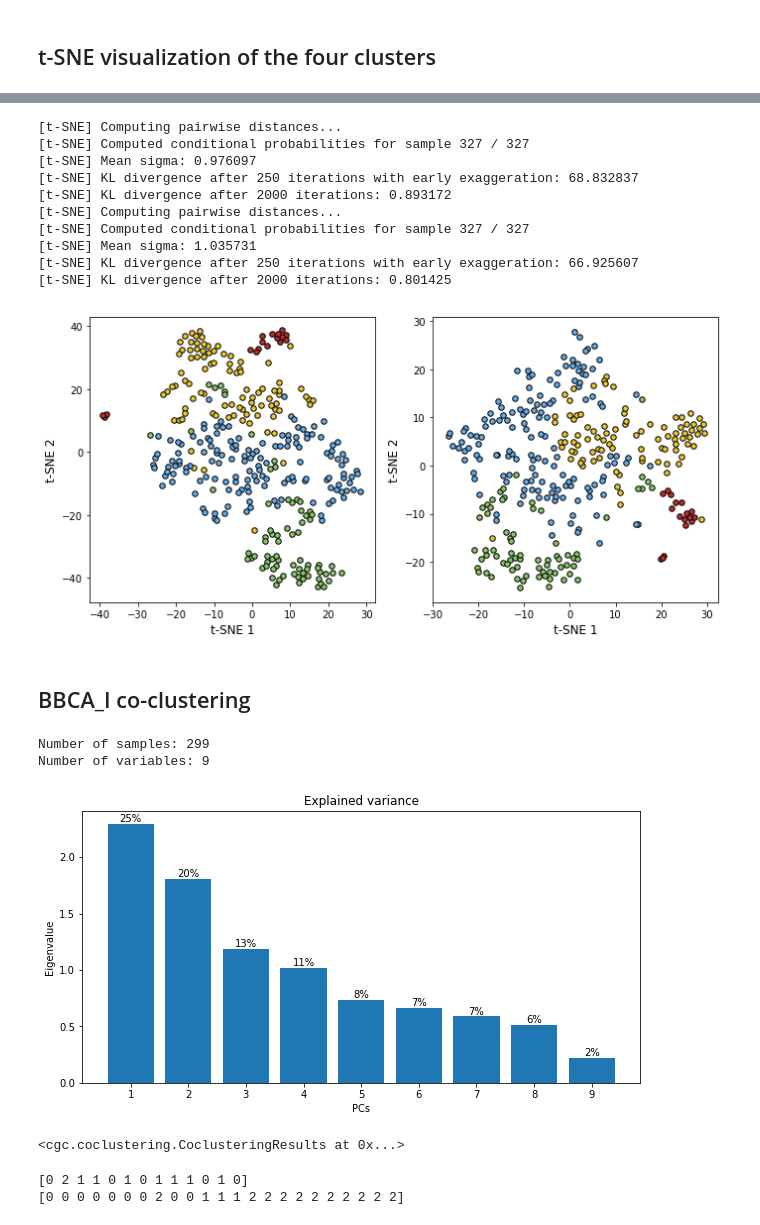
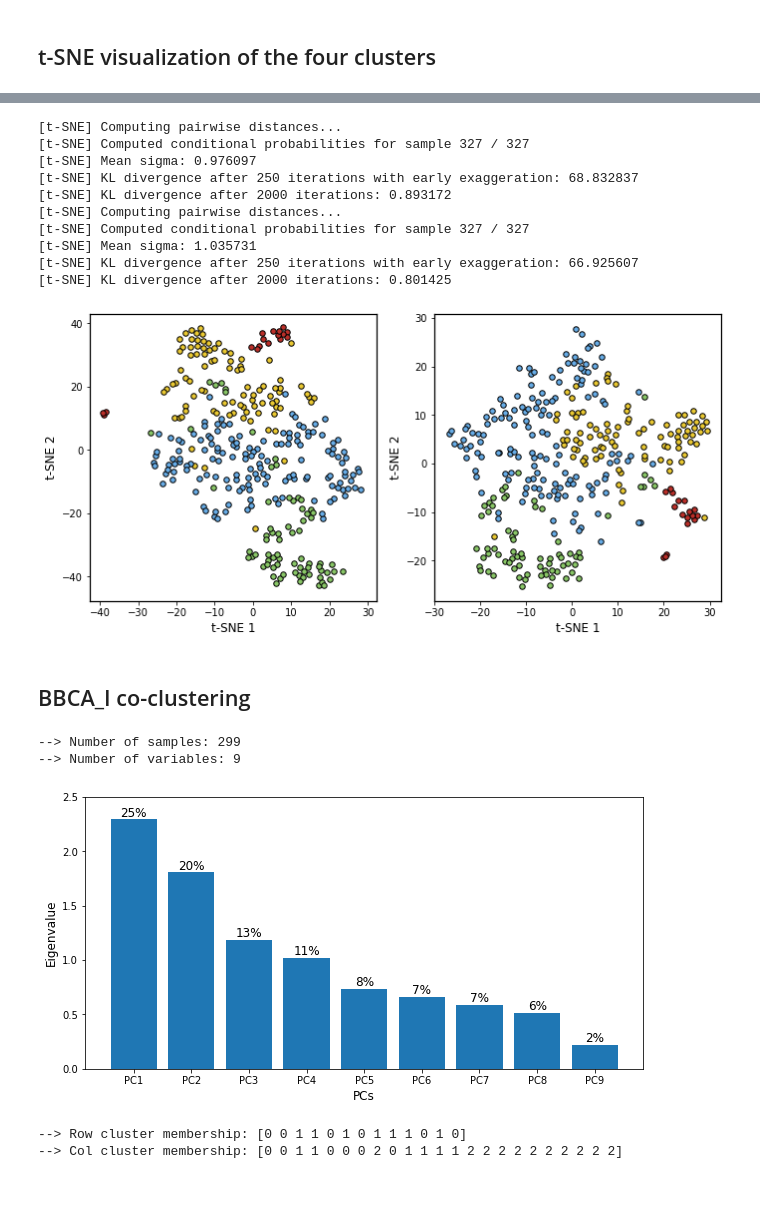
Before and after one commit to jyangfsu/clustering-Dagu, a Jupyter notebook: Dagu.ipynb, the cells around one changed output, grey strips where cells are left out. Cells and saved outputs as stored; diff of their text form; code cells hidden in the pictures; blank space fills up the shorter version.

```diff
--- a/Dagu.ipynb
+++ b/Dagu.ipynb
@@ -84,7 +88,7 @@ plt.show()
 # %%
 # Parameters included for HCA including the ID
 pars = ['ID', 'ShortID', 'SY', 'SM', 'TDS', 'pH', 'Ca', 'Mg', 'K', 'Na', 'KNa', 'Cl','SO4','HCO3', 'NO3', 'F']
-df = raw_df[pars]
+df = raw_df[pars].copy()
 # %%
 # Check the charge balance error (CBE)
 Ca   = 40
@@ -462,12 +481,12 @@ pca = PCA(n_components=n_parameters, svd_solver='full').fit(rescaledX)
 X_pca = pca.fit_transform(rescaledX)
 
 # Plot the explained variance
-plt.figure(figsize=(10, 5))
+plt.figure(figsize=(8, 4))
 plt.bar([str(i) for i in range(1, 10)], pca.explained_variance_)
 # plt.axhline(y=1, color='grey', linestyle='-.')
-plt.xlabel('PCs')
-plt.ylabel('Eigenvalue')
-plt.title('Explained variance')
+plt.xlabel('Principal component ', fontsize=12)
+plt.ylabel('Eigenvalue', fontsize=12)
+#plt.title('Explained variance', fontsize=12)
 
 # Attach explained variance ratio above each bar
 for i in range(n_parameters):
@@ -477,7 +496,9 @@ for i in range(n_parameters):
                  xytext=(0, 0),
                  textcoords="offset points",
                  ha='center', va='bottom',
-                 rotation=0, fontsize=10)
-
+                 rotation=0, fontsize=12)
+plt.ylim([0, 3.5])
+plt.xticks([0, 1, 2, 3, 4, 5, 6, 7, 8], ['PC1', 'PC2', 'PC3', 'PC4', 'PC5', 'PC6', 'PC7', 'PC8', 'PC9'], fontsize=10)
+plt.text(8, 3.15, '(a)', fontsize=14)
 plt.show()
 # %% [output]
@@ -611,10 +695,20 @@ for perp in [20, 25]:
     plt.scatter(X_tsne[cluster_ids[:, ]==3, 0], X_tsne[cluster_ids[:, ]==3, 1], facecolor=colors[2], label='C3', edgecolor='k', s=30)
     plt.scatter(X_tsne[cluster_ids[:, ]==4, 0], X_tsne[cluster_ids[:, ]==4, 1], facecolor=colors[3], label='C4', edgecolor='k', s=30)
 
+    ax.spines['top'].set_linewidth(1.25)
+    ax.spines['top'].set_color('k')
+    ax.spines['bottom'].set_linewidth(1.25)
+    ax.spines['bottom'].set_color('k')
+    ax.spines['left'].set_linewidth(1.25)
+    ax.spines['left'].set_color('k')
+    ax.spines['right'].set_linewidth(1.25)
+
+
     plt.xlabel("t-SNE 1", size=12)
     plt.ylabel("t-SNE 2", size=12)
     plt.tick_params(axis='both', which='both', labelsize=10)
 
+
     i = i + 1
 
 plt.subplots_adjust(left=0.1, bottom=0.1, right=0.9, top=0.9, wspace=0.2, hspace=0.05)
@@ -629,7 +723,7 @@ plt.subplots_adjust(left=0.1, bottom=0.1, right=0.9, top=0.9, wspace=0.2, hspace
 [t-SNE] Mean sigma: 1.035731
 [t-SNE] KL divergence after 250 iterations with early exaggeration: 66.925607
 [t-SNE] KL divergence after 2000 iterations: 0.801425
-[figure, old version]
+[figure, new version]
 # %% [markdown]
 ## BBCA_I co-clustering
 # %%
@@ -654,34 +748,34 @@ rescaledX = StandardScaler().fit_transform(X)
 # %%
 # Print the remianing number of samples
 n_samples, n_parameters = rescaledX.shape
-print('Number of samples:', n_samples, '\nNumber of variables:', n_parameters)
+print('--> Number of samples:', n_samples, '\n--> Number of variables:', n_parameters)
 
 # Perform PCA analysis
 pca = PCA(n_components=n_parameters).fit(rescaledX)
 
 # Plot the explained variance
 plt.figure(figsize=(10, 5))
 plt.bar([str(i) for i in range(1, n_parameters + 1)], pca.explained_variance_)
 # plt.axhline(y=1, color='grey', linestyle='-.')
-plt.xlabel('PCs')
-plt.ylabel('Eigenvalue')
-plt.title('Explained variance')
+plt.xlabel('PCs', fontsize=12)
+plt.ylabel('Eigenvalue', fontsize=12)
 
 # Attach explained variance ratio above each bar
 for i in range(n_parameters):
     height = pca.explained_variance_[i]
     plt.annotate('{:.0f}%'.format(pca.explained_variance_ratio_[i] * 100),
                  xy=(i, height),
                  xytext=(0, 0),
                  textcoords="offset points",
                  ha='center', va='bottom',
-                 rotation=0, fontsize=10)
-
+                 rotation=0, fontsize=12)
+plt.ylim([0, 2.5])
+plt.xticks([0, 1, 2, 3, 4, 5, 6, 7, 8], ['PC1', 'PC2', 'PC3', 'PC4', 'PC5', 'PC6', 'PC7', 'PC8', 'PC9'], fontsize=10)
 plt.show()
 # %% [output]
-Number of samples: 299
-Number of variables: 9
+--> Number of samples: 299
+--> Number of variables: 9
-[figure, old version]
+[figure, new version]
 # %%
 np.random.seed(10^20)
 
@@ -695,26 +789,24 @@ rescaledY = (Y - Y.min(axis=0)) / (Y.max(axis=0) - Y.min(axis=0)) * 10 +  1e-8
 inputZ = rescaledY.reshape(13, 23)
 
 cc = Coclustering(inputZ,
-                  nclusters_row=3,       # number of station clusters
+                  nclusters_row=2,       # number of station clusters
                   nclusters_col=3,       # number of timestamp clusters
-                  max_iterations=3000,   # maximum number of iterations
+                  max_iterations=1000,   # maximum number of iterations
                   conv_threshold=1.e-6,  # error convergence threshold
                   nruns=5000,            # number of differently-initialized runs
                   epsilon=1.e-8          # numerical parameter
                   )
 
 cc.run_with_threads(nthreads=4)
+
+# Print station cluster and timestamp cluster indices
+row_clusters = cc.results.row_clusters
+col_clusters = cc.results.col_clusters
+print('--> Row cluster membership:', row_clusters)
+print('--> Col cluster membership:', col_clusters)
 # %% [output]
-<cgc.coclustering.CoclusteringResults at 0x...>
+--> Row cluster membership: [0 0 1 1 0 1 0 1 1 1 0 1 0]
+--> Col cluster membership: [0 0 1 1 0 0 0 2 0 1 1 1 1 2 2 2 2 2 2 2 2 2 2]
-# %%
-# Print station cluster and timestamp cluster indices
-row_clusters = cc.results.row_clusters
-col_clusters = cc.results.col_clusters
-print(row_clusters)
-print(col_clusters)
-# %% [output]
-[0 2 1 1 0 1 0 1 1 1 0 1 0]
-[0 0 0 0 0 0 0 2 0 0 1 1 1 2 2 2 2 2 2 2 2 2 2]
 # %%
 # Read the reshaped PC1 scores
 df_D = pd.read_csv(prefix + 'PC1_scores_reshaped.csv', index_col=0)
```
Also changed, not shown: parts of 16 cells of this notebook, 1 other file.
